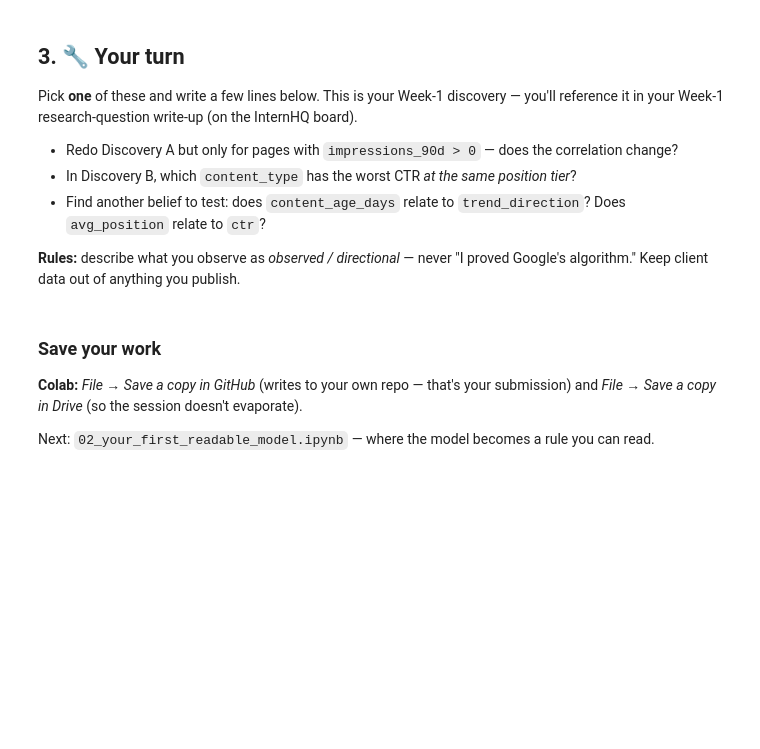
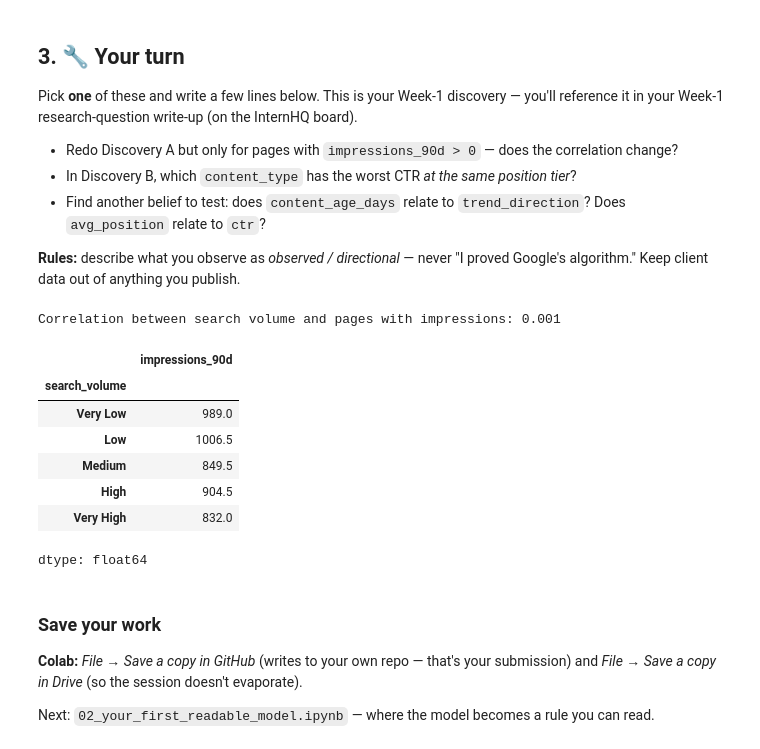
Before and after one commit to ravindidhananjana/SEO-ML, a Jupyter notebook: notebooks/01_first_look_and_discovery.ipynb, the cells around one changed output. Drawn from its saved outputs; the diff is of its cells as text; code cells hidden in the pictures; blank space fills up the shorter version.

```diff
--- a/notebooks/01_first_look_and_discovery.ipynb
+++ b/notebooks/01_first_look_and_discovery.ipynb
@@ -151,6 +151,26 @@ Pick **one** of these and write a few lines below. This is your Week-1 discovery
 **Rules:** describe what you observe as *observed / directional* — never "I proved Google's algorithm." Keep client data out of anything you publish.
 # %%
 # Your discovery here
+#Discovery A
+pages_with_impressions=df[df["impressions_90d"]>0]
+corr=pages_with_impressions["search_volume"].corr(pages_with_impressions["impressions_90d"])
+print(f"Correlation between search volume and pages with impressions: {corr:.3f}")
+# %% [output]
+Correlation between search volume and pages with impressions: 0.001
+# %%
+# Group search volume into buckets and look at the median impressions
+df[df["impressions_90d"] > 0].groupby(
+    pd.qcut(df["search_volume"].rank(method="first"), q=5, labels=["Very Low", "Low", "Medium", "High", "Very High"])
+)["impressions_90d"].median()
+# %% [output]
+|  | impressions_90d |
+| search_volume |  |
+| Very Low | 989.0 |
+| Low | 1006.5 |
+| Medium | 849.5 |
+| High | 904.5 |
+| Very High | 832.0 |
+dtype: float64
 # %% [markdown]
 ### Save your work
 **Colab:** *File → Save a copy in GitHub* (writes to your own repo — that's your submission) and *File → Save a copy in Drive* (so the session doesn't evaporate).
```
